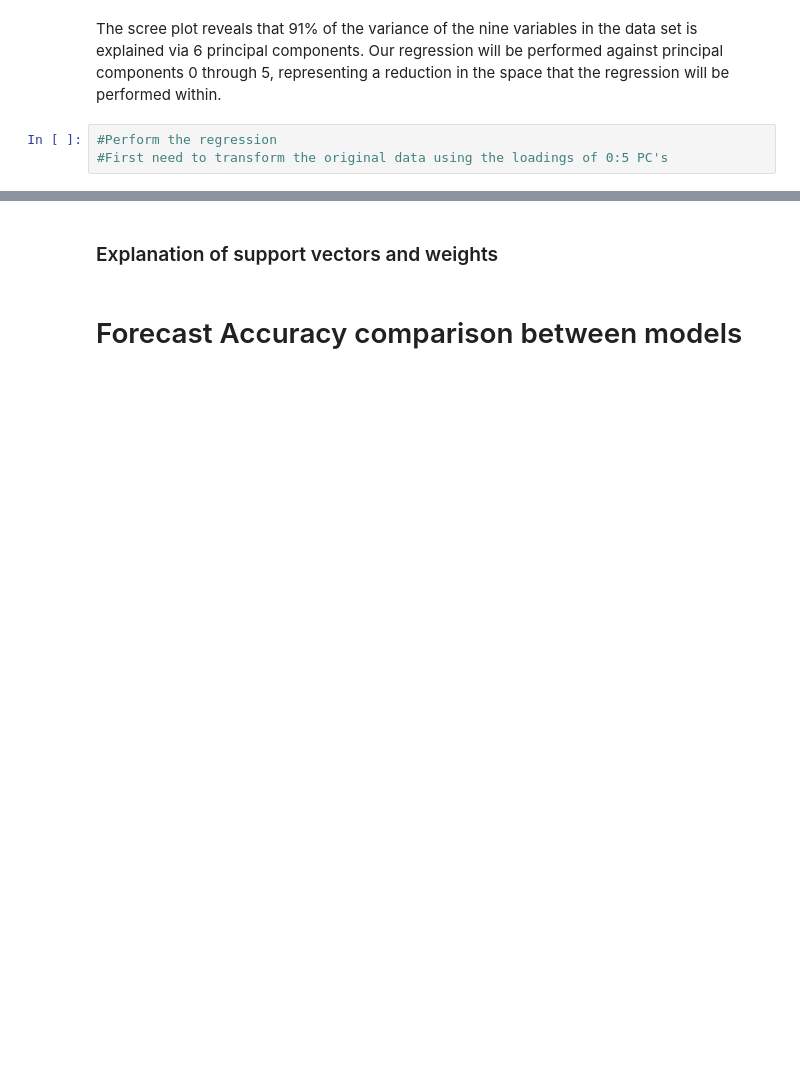
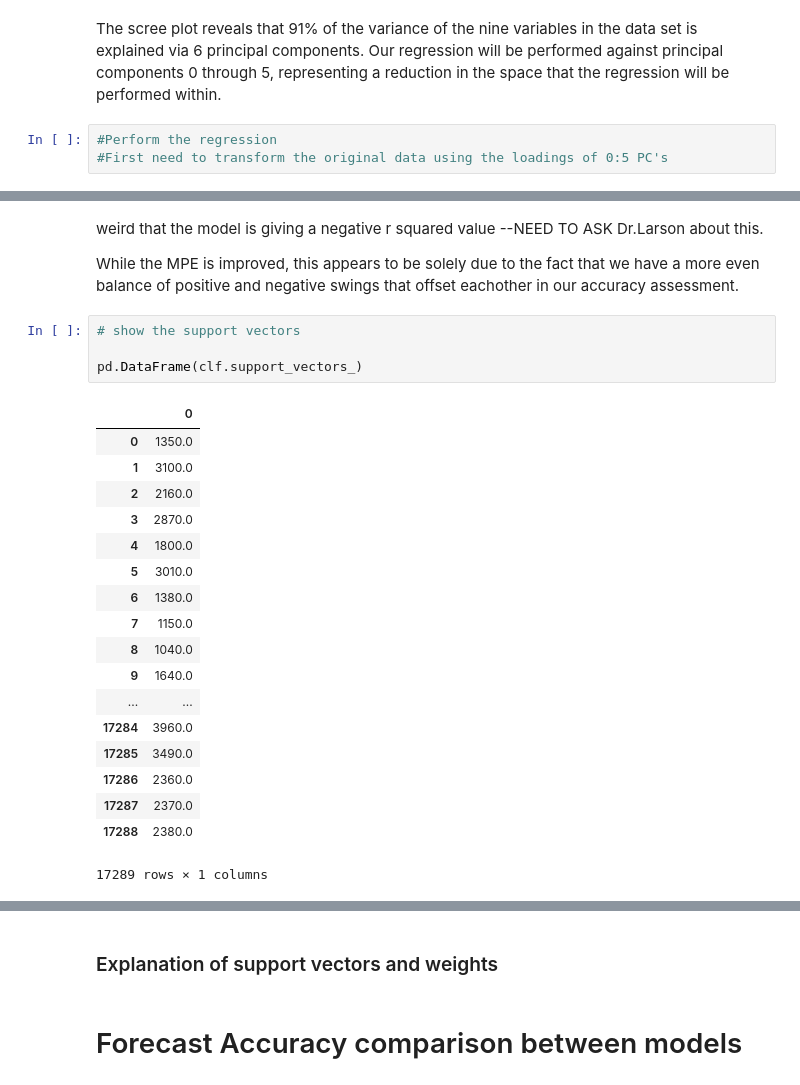
Before and after one commit to dpmurraygt/RegressionSVM, a Jupyter notebook: Mini_project_1_v01.ipynb, the cells around one changed output, grey strips where cells are left out. Cells and saved outputs as stored; diff of their text form; blank space fills up the shorter version.

```diff
--- a/Mini_project_1_v01.ipynb
+++ b/Mini_project_1_v01.ipynb
@@ -205,0 +349,27 @@ The scree plot reveals that 91% of the variance of the nine variables in the dat
+# %% [markdown]
+weird that the model is giving a negative r squared value --NEED TO ASK Dr.Larson about this.
+
+While the MPE is improved, this appears to be solely due to the fact that we have a more even balance of positive and negative swings that offset eachother in our accuracy assessment.
+# %%
+# show the support vectors
+
+pd.DataFrame(clf.support_vectors_)
+# %% [output]
+|  | 0 |
+| 0 | 1350.0 |
+| 1 | 3100.0 |
+| 2 | 2160.0 |
+| 3 | 2870.0 |
+| 4 | 1800.0 |
+| 5 | 3010.0 |
+| 6 | 1380.0 |
+| 7 | 1150.0 |
+| 8 | 1040.0 |
+| 9 | 1640.0 |
+| ... | ... |
+| 17284 | 3960.0 |
+| 17285 | 3490.0 |
+| 17286 | 2360.0 |
+| 17287 | 2370.0 |
+| 17288 | 2380.0 |
+17289 rows × 1 columns
```
Also changed, not shown: parts of 26 cells of this notebook.
